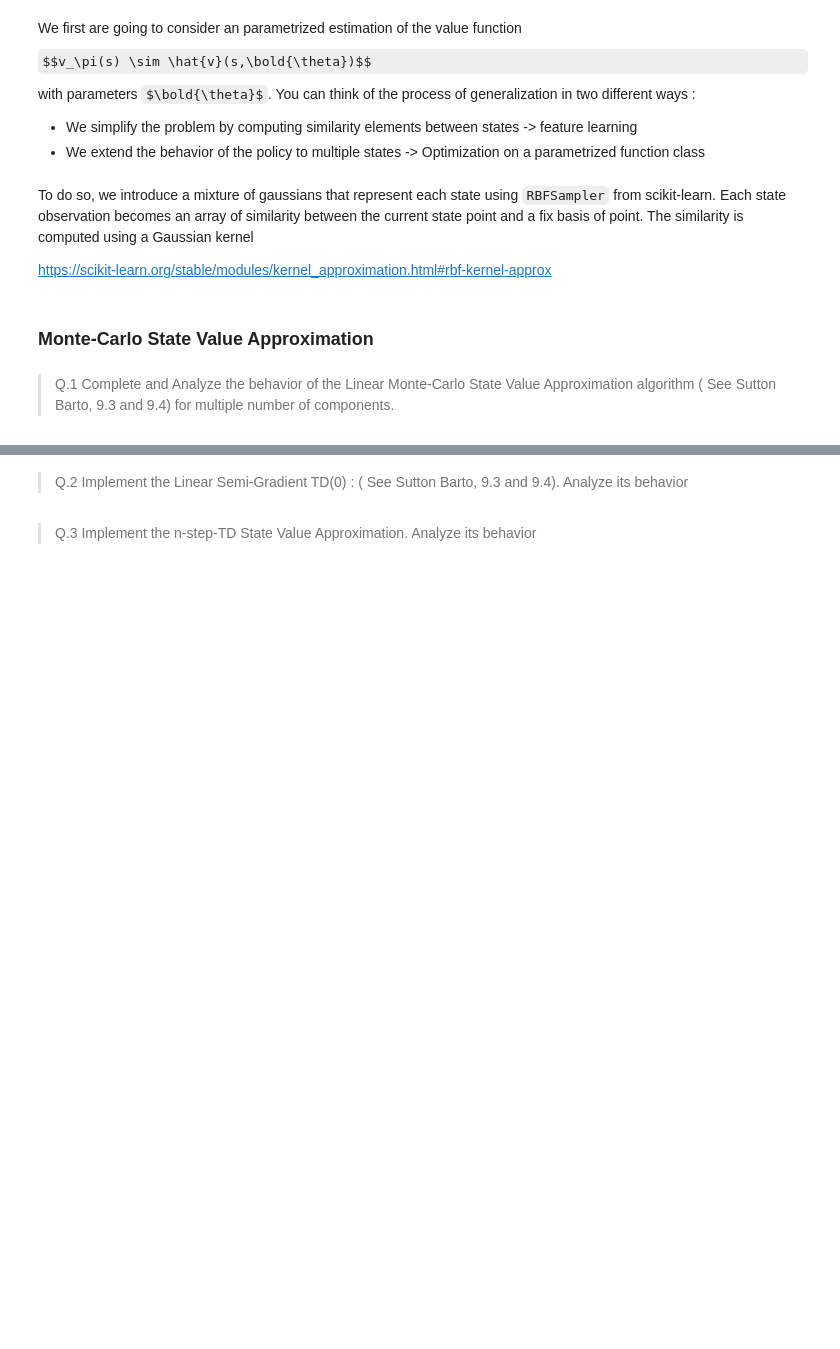
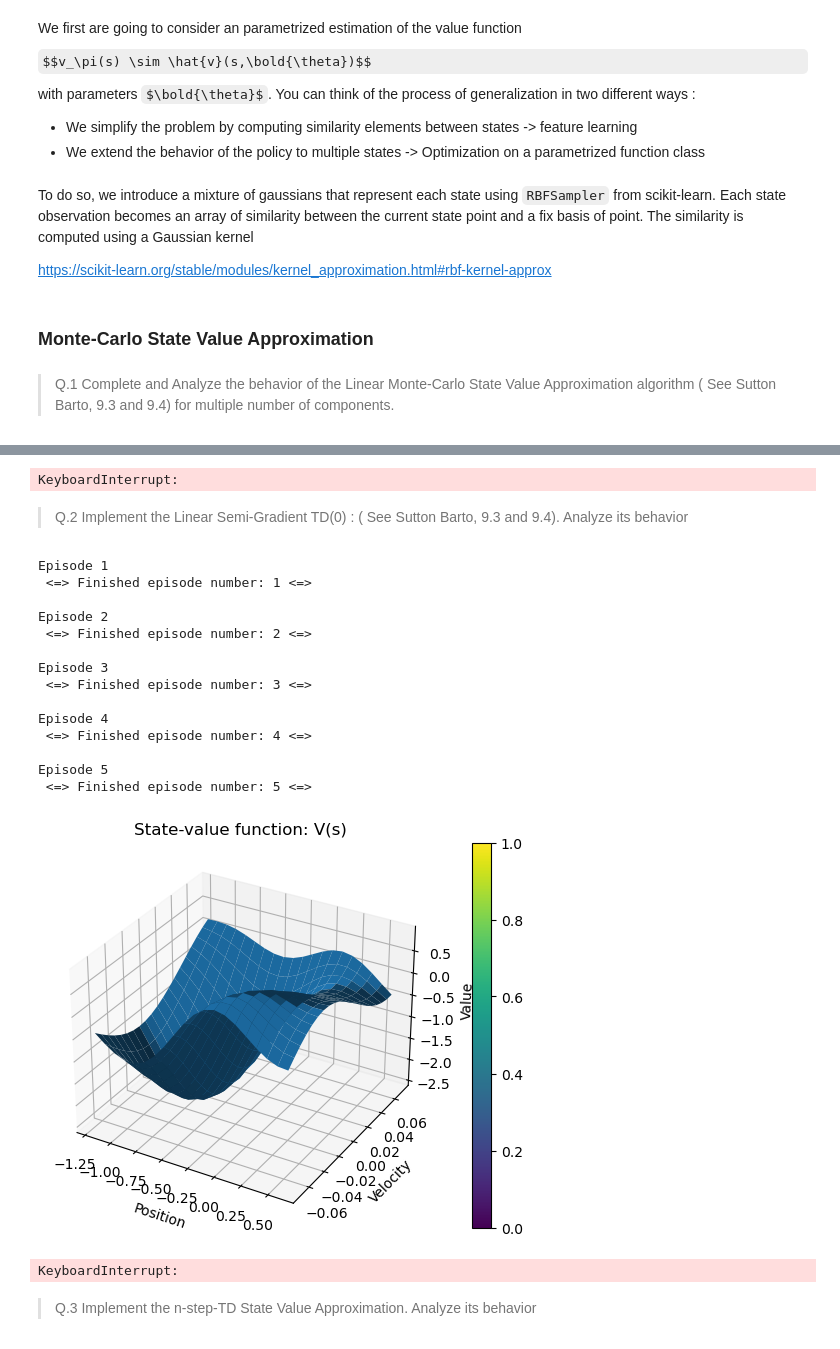
Before and after one commit to Dorin-D/m2-paris-saclay, a Jupyter notebook: reinforcement_learning/TP_4/TP_4.ipynb, the cells around one changed output, grey strips where cells are left out. Saved outputs shown, nothing was run; the diff lists cells and outputs as text; code cells hidden in the pictures; some formulas as TeX source; blank space fills up the shorter version.

```diff
--- a/reinforcement_learning/TP_4/TP_4.ipynb
+++ b/reinforcement_learning/TP_4/TP_4.ipynb
@@ -389,4 +486,45 @@ class MC_State_Value_Approximation:
+# %%
+max_steps = 500
+env = utils.WithSnapshots(gym.make("MountainCar-v0", render_mode="rgb_array", max_episode_steps=max_steps))
+plot_episode(agent, max_steps=max_steps, sleep_time=0.)
+# %% [output]
+KeyboardInterrupt:
 # %% [markdown]
 > Q.2 Implement the Linear Semi-Gradient TD(0) : ( See Sutton Barto, 9.3 and 9.4). Analyze its behavior
+# %%
+max_episode_length = 500
+
+n_components = 20
+gamma = 0.9
+learning_rate = 0.01
+_lambda = 0.0
+n_steps = 0
+
+agent = MC_State_Value_Approximation(n_components=n_components, gamma=gamma, learning_rate=learning_rate, _lambda=_lambda, n_steps=n_steps)
+cumul_reward, list_n_episodes = loop_train(agent, verbose=1, n_episodes=5, max_iter=max_episode_length)
+
+plot_cost_to_go_mountain_car(env, "state_value", agent.v)
+# %% [output]
+Episode 1
+ <=> Finished episode number: 1 <=>
+
+Episode 2
+ <=> Finished episode number: 2 <=>
+
+Episode 3
+ <=> Finished episode number: 3 <=>
+
+Episode 4
+ <=> Finished episode number: 4 <=>
+
+Episode 5
+ <=> Finished episode number: 5 <=>
+[figure, added]
+# %%
+max_steps = 500
+env = utils.WithSnapshots(gym.make("MountainCar-v0", render_mode="rgb_array", max_episode_steps=max_steps))
+plot_episode(agent, max_steps=max_steps, sleep_time=0.)
+# %% [output]
+KeyboardInterrupt:
 # %% [markdown]
 > Q.3 Implement the n-step-TD State Value Approximation.  Analyze its behavior
```
Also changed, not shown: parts of 22 cells of this notebook.
